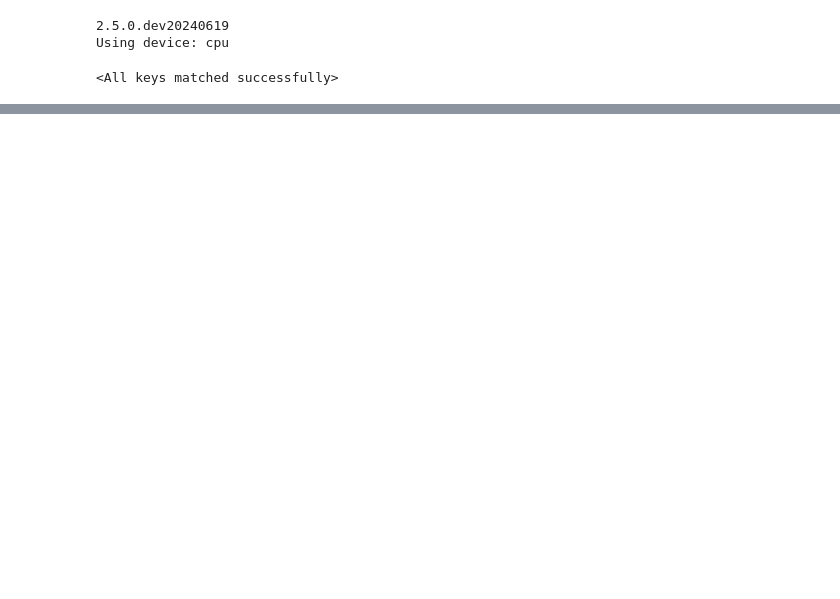
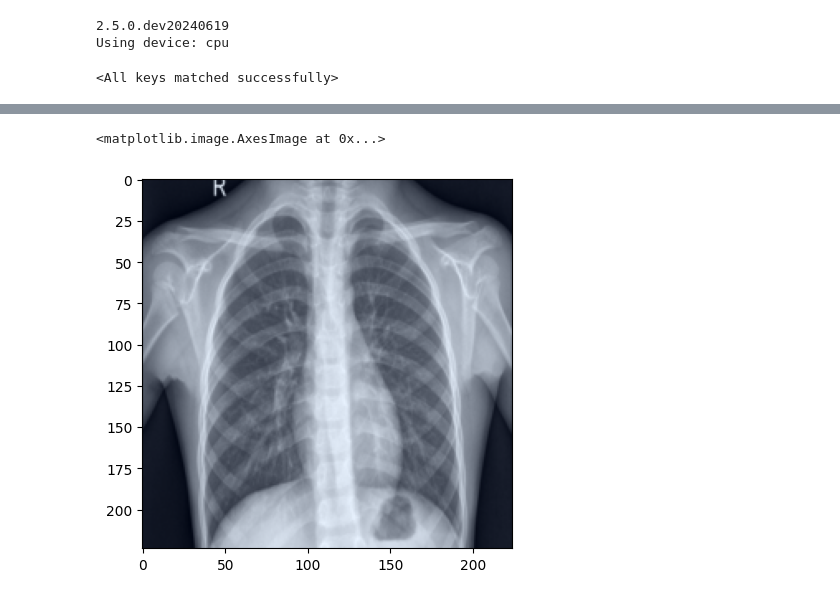
Before and after one commit to jayasooryantm/xai-medical-imaging, a Jupyter notebook: Notebooks/XAI.ipynb, the cells around one changed output, grey strips where cells are left out. Drawn from its saved outputs; the diff is of its cells as text; code cells hidden in the pictures; blank space fills up the shorter version.

```diff
--- a/Notebooks/XAI.ipynb
+++ b/Notebooks/XAI.ipynb
@@ -82,0 +90,9 @@ plt.show()
+# %%
+
+img = images.squeeze(0)
+img = (img - img.min()) / (img.max() - img.min())
+
+plt.imshow(img.permute(1, 2, 0))
+# %% [output]
+<matplotlib.image.AxesImage at 0x...>
+[figure, added]
```
Also changed, not shown: parts of 8 cells of this notebook.
